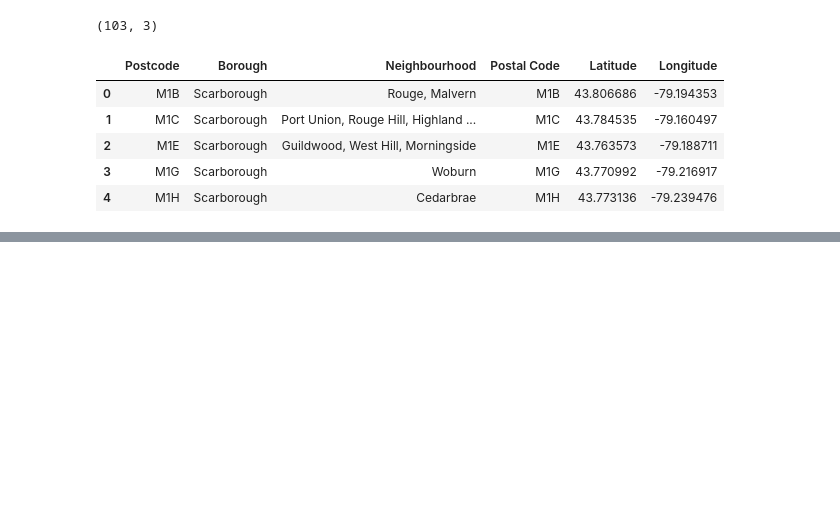
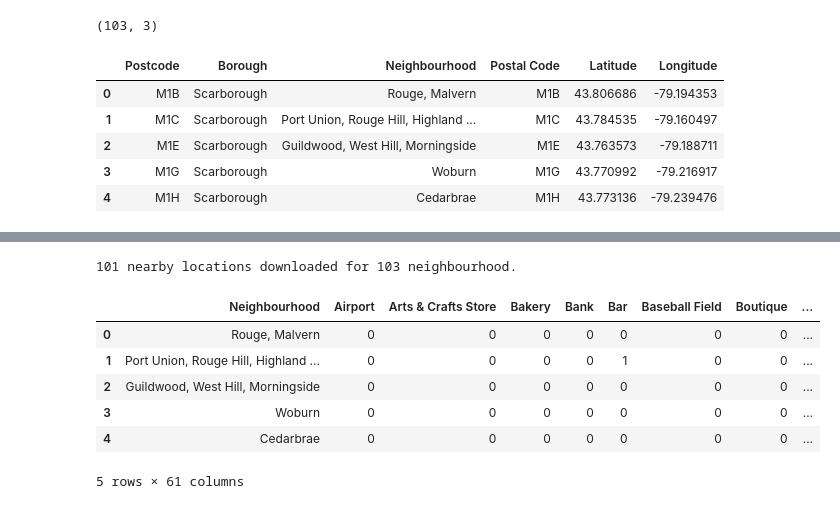
Before and after one commit to 6969tls/IBM-Applied-Data-Science-Week3, a Jupyter notebook: Applied Data Science Capstone.ipynb, the cells around one changed output, grey strips where cells are left out. Drawn from its saved outputs; the diff is of its cells as text; code cells hidden in the pictures; blank space fills up the shorter version.

Commit message:
Add files via upload
Completed Foursquare API geospatial data download and clustering neighbourhood with k-means method.

```diff
--- a/Applied Data Science Capstone.ipynb
+++ b/Applied Data Science Capstone.ipynb
@@ -584,6 +589,6 @@ geo_tbl.head()
 | 3 | M1G | Scarborough | Woburn | M1G | 43.770992 | -79.216917 |
 | 4 | M1H | Scarborough | Cedarbrae | M1H | 43.773136 | -79.239476 |
 # %%
-geo_toronto = geo_tbl[geo_tbl.columns[1:]] # exclude column with index = 0 ("Postcode")
+geo_toronto = geo_tbl.iloc[:,[3,1,2,4,5]] # exclude column with index = 0 ("Postcode") and re-arrange column names
 geo_toronto.head()
 # %% [output]
@@ -607,0 +662,38 @@ geo_toronto.head()
+# %%
+# define limit = 5 (limit to 5 venues only) & radius = 500 (meters)
+LIMIT = 5
+radius = 500
+
+location_list = [] # initiate a list to store data from Foursquare API requests
+
+for neighbourhood, latitude, longitude in zip(geo_toronto.Neighbourhood, geo_toronto.Latitude, geo_toronto.Longitude):
+
+    url = 'https://api.foursquare.com/v2/venues/explore?&client_id={}&client_secret={}&v={}&ll={},{}&radius={}&limit={}'.format(
+    CLIENT_ID,
+    CLIENT_SECRET,
+    VERSION,
+    latitude,
+    longitude,
+    radius,
+    LIMIT)
+
+    data = requests.get(url).json()
+
+    # use len() to check if any data within "items" (len = 0 if nothing)
+    length = len(data['response']['groups'][0]['items'])
+    if length == 0:
+        continue # skip the row if nothing is found
+    else:
+        venue = data['response']['groups'][0]['items'][0]['venue']
+
+        # extract info within 'venue'
+        name = venue['name']
+        lat = venue['location']['lat']
+        lon = venue['location']['lng']
+        cat = venue['categories'][0]['name']
+
+        location_list.append([(neighbourhood, latitude, longitude, name, lat, lon, cat)])
+# %%
+temp = pd.DataFrame(x for row in location_list for x in row)
+temp.columns = ['Neighbourhood','N_Latitude','N_Longitude','Venue','V_Latitude','V_Longitude','category']
+temp.head()
@@ -607,0 +707,16 @@ geo_toronto.head()
+# %%
+print("{} nearby locations downloaded for {} neighbourhood.".format(len(temp.Venue), len(geo_toronto.Neighbourhood)))
+# %% [output]
+101 nearby locations downloaded for 103 neighbourhood.
+# %%
+cat = pd.get_dummies(temp.category) # one hot encoding with get_dummies()
+df_01 = pd.concat([temp[['Neighbourhood']], cat], axis=1) # combine neighbourhood & category tables
+df_01.head()
+# %% [output]
+|  | Neighbourhood | Airport | Arts & Crafts Store | Bakery | Bank | Bar | Baseball Field | Boutique | ... |
+| 0 | Rouge, Malvern | 0 | 0 | 0 | 0 | 0 | 0 | 0 | ... |
+| 1 | Port Union, Rouge Hill, Highland ... | 0 | 0 | 0 | 0 | 1 | 0 | 0 | ... |
+| 2 | Guildwood, West Hill, Morningside | 0 | 0 | 0 | 0 | 0 | 0 | 0 | ... |
+| 3 | Woburn | 0 | 0 | 0 | 0 | 0 | 0 | 0 | ... |
+| 4 | Cedarbrae | 0 | 0 | 0 | 0 | 0 | 0 | 0 | ... |
+5 rows × 61 columns
```
Also changed, not shown: parts of 22 cells of this notebook.
